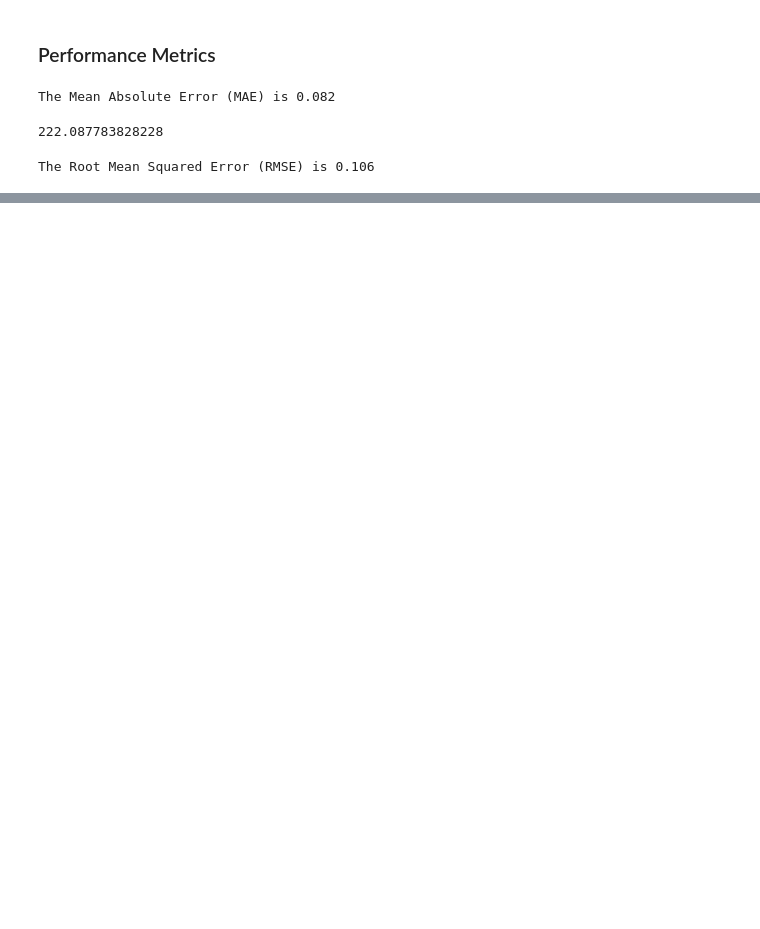
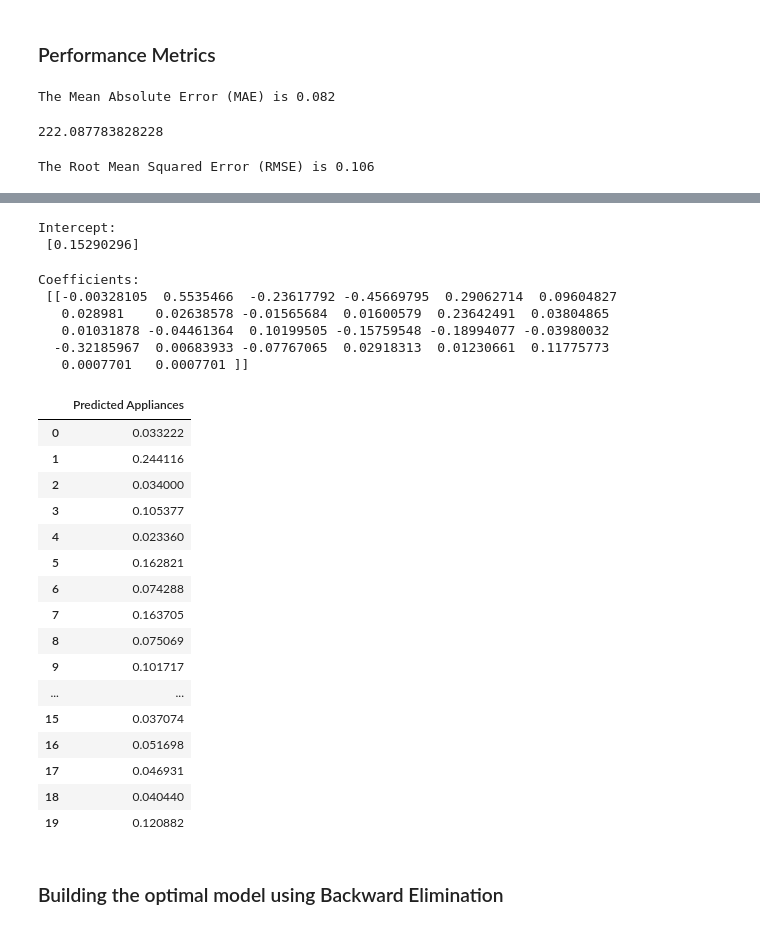
Before and after one commit to odara-rapheal/regression-graded-assessment, a Jupyter notebook: regression graded assessment.ipynb, the cells around one changed output, grey strips where cells are left out. Saved outputs shown, nothing was run; the diff lists cells and outputs as text; code cells hidden in the pictures; blank space fills up the shorter version.

```diff
--- a/regression graded assessment.ipynb
+++ b/regression graded assessment.ipynb
@@ -357,0 +376,7 @@ The Root Mean Squared Error (RMSE) is 0.106
+# %%
+# splitting the scaled_dataset into the Training set and Test set using train_test_split function
+X_train, X_test, y_train, y_test = train_test_split(X, y, test_size = 0.3, random_state = 42)
+# %%
+# fitting our Multiple Linear Regression to the Training set
+regressor = LinearRegression()
+regressor.fit(X_train, y_train)
@@ -357,0 +385,3 @@ The Root Mean Squared Error (RMSE) is 0.106
+# %%
+# predicting the Test set results
+y_test_pred = regressor.predict(X_test)
@@ -357,0 +398,42 @@ The Root Mean Squared Error (RMSE) is 0.106
+# %%
+# printing the intercept of the trained model
+print('Intercept: \n', regressor.intercept_)
+# %% [output]
+Intercept:
+ [0.15290296]
+# %%
+# printing the coefficients of the trained model
+print('Coefficients: \n', regressor.coef_)
+# %% [output]
+Coefficients:
+ [[-0.00328105  0.5535466  -0.23617792 -0.45669795  0.29062714  0.09604827
+   0.028981    0.02638578 -0.01565684  0.01600579  0.23642491  0.03804865
+   0.01031878 -0.04461364  0.10199505 -0.15759548 -0.18994077 -0.03980032
+  -0.32185967  0.00683933 -0.07767065  0.02918313  0.01230661  0.11775773
+   0.0007701   0.0007701 ]]
+# %%
+# showing the output of the model prediction in a dataframe
+y_test_pred_df = pd.DataFrame(y_test_pred, columns = ["Predicted Appliances"])
+# %%
+# displaying the first 20 field of the dataframe
+y_test_pred_df.head(20)
+# %% [output]
+|  | Predicted Appliances |
+| 0 | 0.033222 |
+| 1 | 0.244116 |
+| 2 | 0.034000 |
+| 3 | 0.105377 |
+| 4 | 0.023360 |
+| 5 | 0.162821 |
+| 6 | 0.074288 |
+| 7 | 0.163705 |
+| 8 | 0.075069 |
+| 9 | 0.101717 |
+| ... | ... |
+| 15 | 0.037074 |
+| 16 | 0.051698 |
+| 17 | 0.046931 |
+| 18 | 0.040440 |
+| 19 | 0.120882 |
+# %% [markdown]
+### Building the optimal model using Backward Elimination
```
Also changed, not shown: parts of 25 cells of this notebook.
